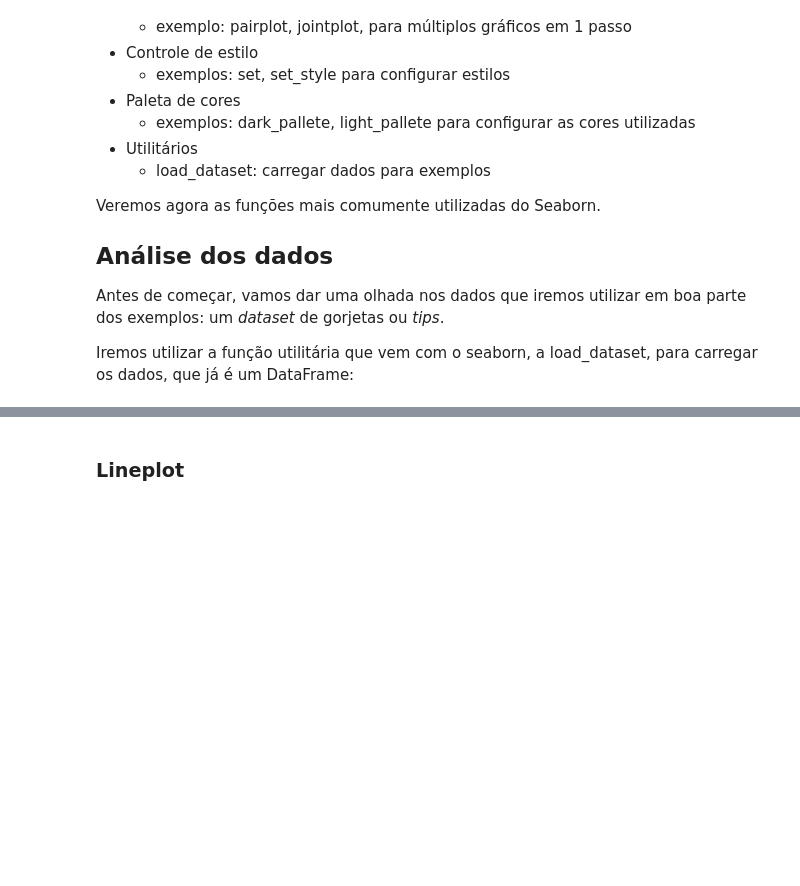
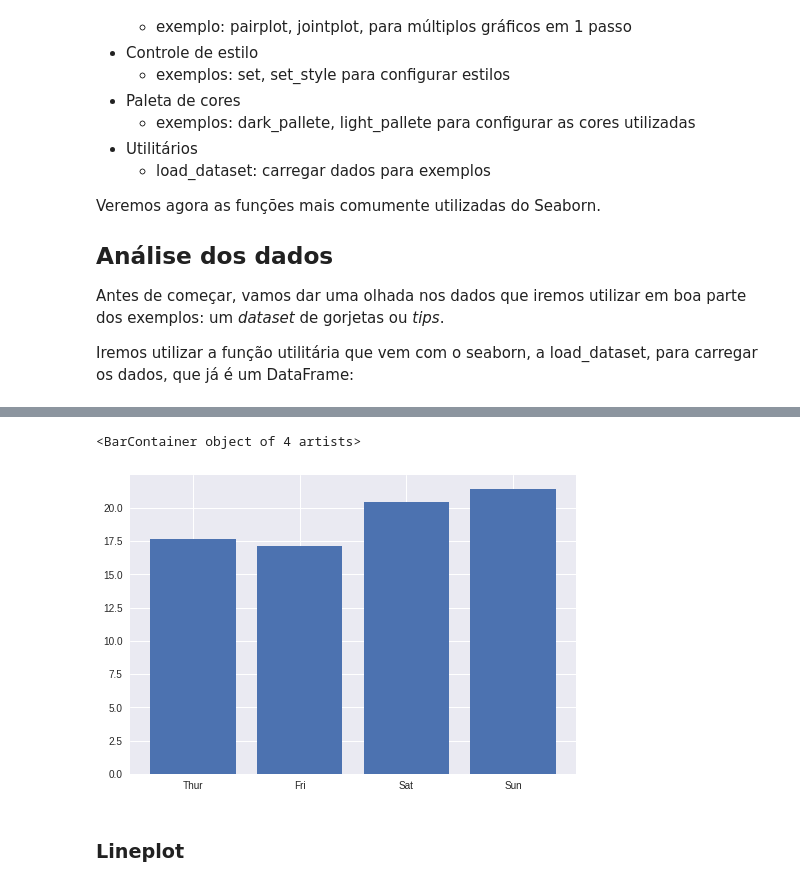
Before and after one commit to walisson-silva-ada/827-data-toolbox, a Jupyter notebook: 04. Seaborn/04. Seaborn I.ipynb, the cells around one changed output, grey strips where cells are left out. Saved outputs shown, nothing was run; the diff lists cells and outputs as text; code cells hidden in the pictures; blank space fills up the shorter version.

```diff
--- a/04. Seaborn/04. Seaborn I.ipynb
+++ b/04. Seaborn/04. Seaborn I.ipynb
@@ -103,2 +210,7 @@ Iremos utilizar a função utilitária que vem com o seaborn, a <span style="fon
+# %%
+plt.bar(df_group_day['day'], df_group_day['total_bill'])
+# %% [output]
+<BarContainer object of 4 artists>
+[figure, added]
 # %% [markdown]
 ### Lineplot
```
Also changed, not shown: parts of 50 cells of this notebook.
